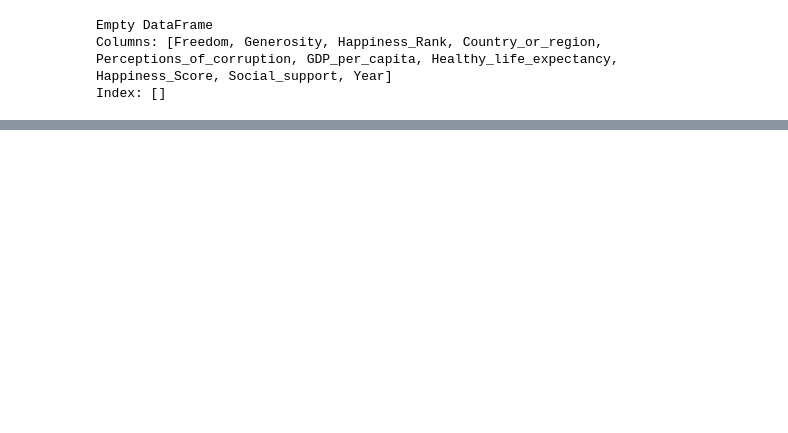
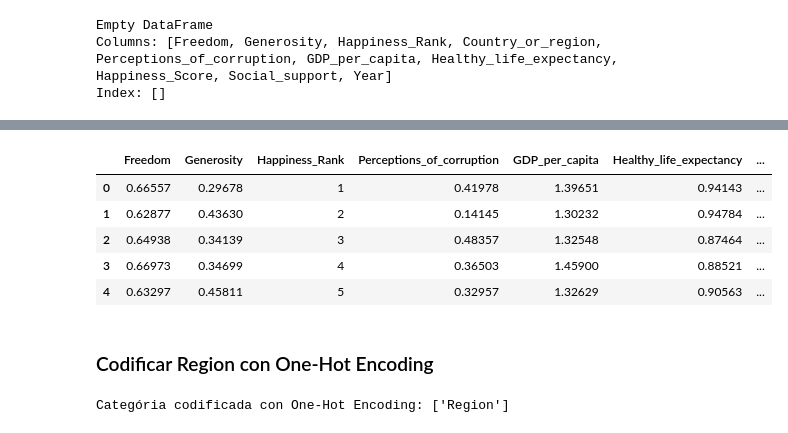
Before and after one commit to Michelburgos/Workshop-3, a Jupyter notebook: notebooks/001-EDA.ipynb, the cells around one changed output, grey strips where cells are left out. Drawn from its saved outputs; the diff is of its cells as text; code cells hidden in the pictures; blank space fills up the shorter version.

```diff
--- a/notebooks/001-EDA.ipynb
+++ b/notebooks/001-EDA.ipynb
@@ -558,0 +910,25 @@ df.describe()
+# %%
+df = df.drop("Country_or_region", axis=1)
+# %%
+df.head()
+# %% [output]
+|  | Freedom | Generosity | Happiness_Rank | Perceptions_of_corruption | GDP_per_capita | Healthy_life_expectancy | ... |
+| 0 | 0.66557 | 0.29678 | 1 | 0.41978 | 1.39651 | 0.94143 | ... |
+| 1 | 0.62877 | 0.43630 | 2 | 0.14145 | 1.30232 | 0.94784 | ... |
+| 2 | 0.64938 | 0.34139 | 3 | 0.48357 | 1.32548 | 0.87464 | ... |
+| 3 | 0.66973 | 0.34699 | 4 | 0.36503 | 1.45900 | 0.88521 | ... |
+| 4 | 0.63297 | 0.45811 | 5 | 0.32957 | 1.32629 | 0.90563 | ... |
+# %% [markdown]
+### Codificar Region con One-Hot Encoding
+# %%
+categorical_col = ['Region']
+
+# Filtramos solo las columnas que existen en el DataFrame
+columns_to_encode = [col for col in categorical_col if col in df.columns]
+
+# Usamos get_dummies con prefijos simples o personalizados
+df = pd.get_dummies(df, columns=columns_to_encode, prefix=[f'region'])
+
+print("Categória codificada con One-Hot Encoding:", columns_to_encode)
+# %% [output]
+Categória codificada con One-Hot Encoding: ['Region']
```
Also changed, not shown: parts of 39 cells of this notebook, 4 other files.
